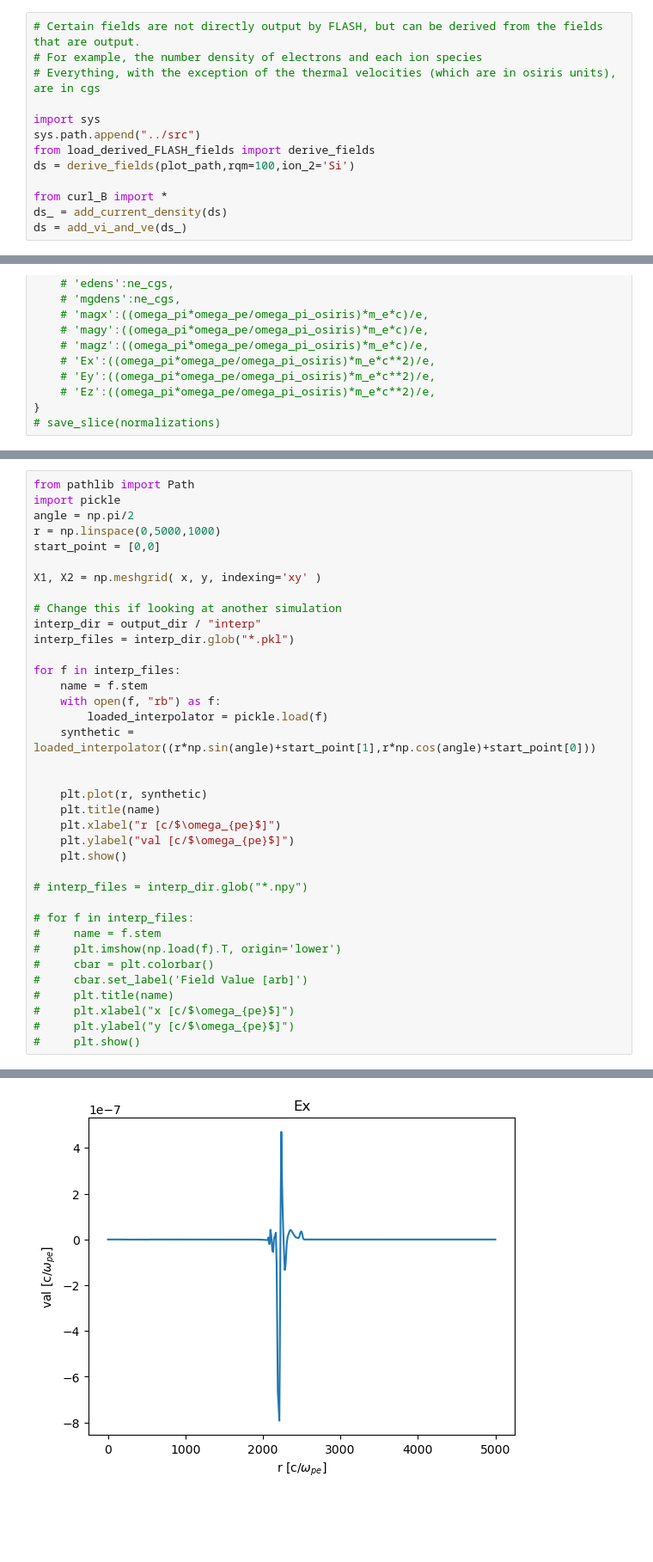
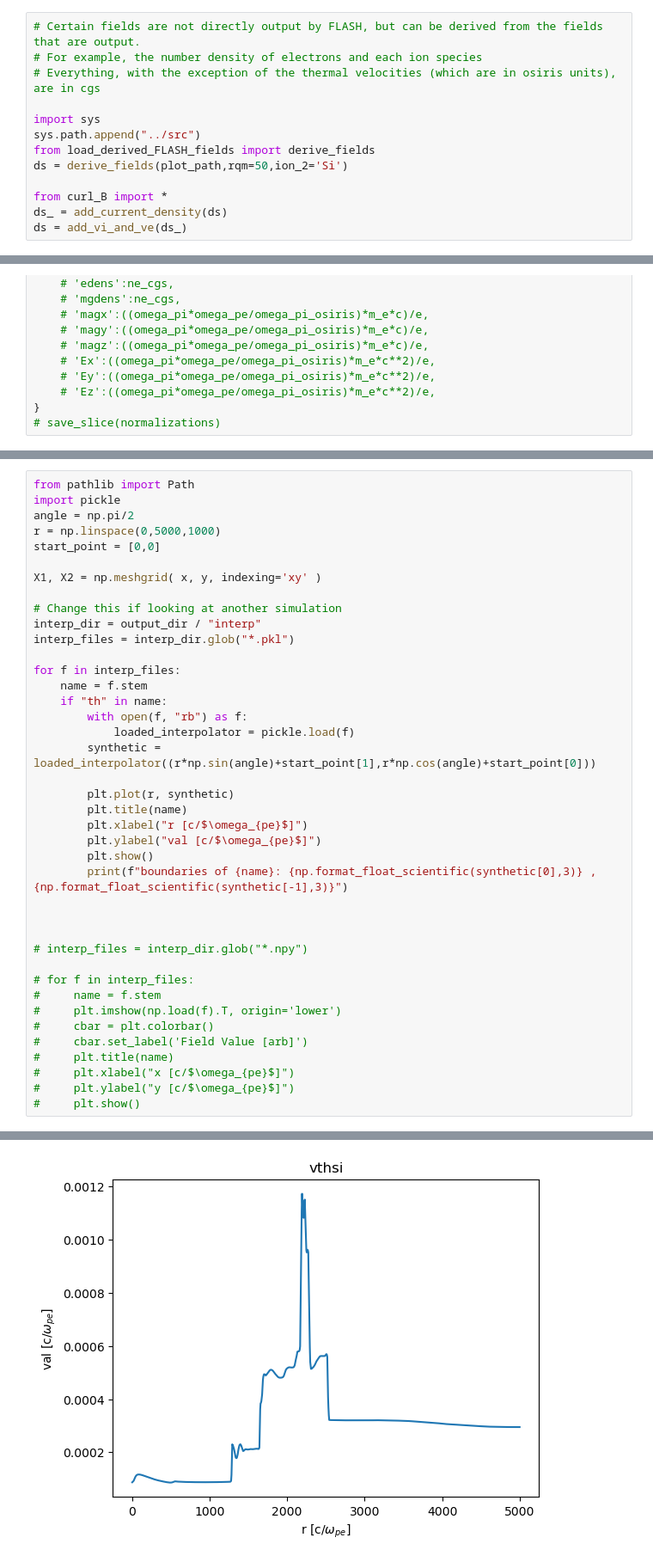
Before and after one commit to Schaeffer-Lab/MagShockZ, a Jupyter notebook: python-fortran_interface/write-FLASH-fields.ipynb, the cells around one changed output, grey strips where cells are left out. Shown at 86% size. Saved outputs shown, nothing was run; the diff lists cells and outputs as text; blank space fills up the shorter version.

```diff
--- a/python-fortran_interface/write-FLASH-fields.ipynb
+++ b/python-fortran_interface/write-FLASH-fields.ipynb
@@ -28,7 +28,7 @@ if not output_dir.exists():
 import sys
 sys.path.append("../src")
 from load_derived_FLASH_fields import derive_fields
-ds = derive_fields(plot_path,rqm=100,ion_2='Si')
+ds = derive_fields(plot_path,rqm=50,ion_2='Si')
 
 from curl_B import *
 ds_ = add_current_density(ds)
@@ -369,16 +294,19 @@ interp_files = interp_dir.glob("*.pkl")
 
 for f in interp_files:
     name = f.stem
-    with open(f, "rb") as f:
-        loaded_interpolator = pickle.load(f)
-    synthetic = loaded_interpolator((r*np.sin(angle)+start_point[1],r*np.cos(angle)+start_point[0]))
+    if "th" in name:
+        with open(f, "rb") as f:
+            loaded_interpolator = pickle.load(f)
+        synthetic = loaded_interpolator((r*np.sin(angle)+start_point[1],r*np.cos(angle)+start_point[0]))
+
+        plt.plot(r, synthetic)
+        plt.title(name)
+        plt.xlabel("r [c/$\omega_{pe}$]")
+        plt.ylabel("val [c/$\omega_{pe}$]")
+        plt.show()
+        print(f"boundaries of {name}: {np.format_float_scientific(synthetic[0],3)} ,{np.format_float_scientific(synthetic[-1],3)}")
 
 
-    plt.plot(r, synthetic)
-    plt.title(name)
-    plt.xlabel("r [c/$\omega_{pe}$]")
-    plt.ylabel("val [c/$\omega_{pe}$]")
-    plt.show()
 
 # interp_files = interp_dir.glob("*.npy")
 
@@ -396 +325 @@ for f in interp_files:
-[figure, old version]
+[figure, new version]
```
Also changed, not shown: parts of 13 cells of this notebook, 13 other files.
